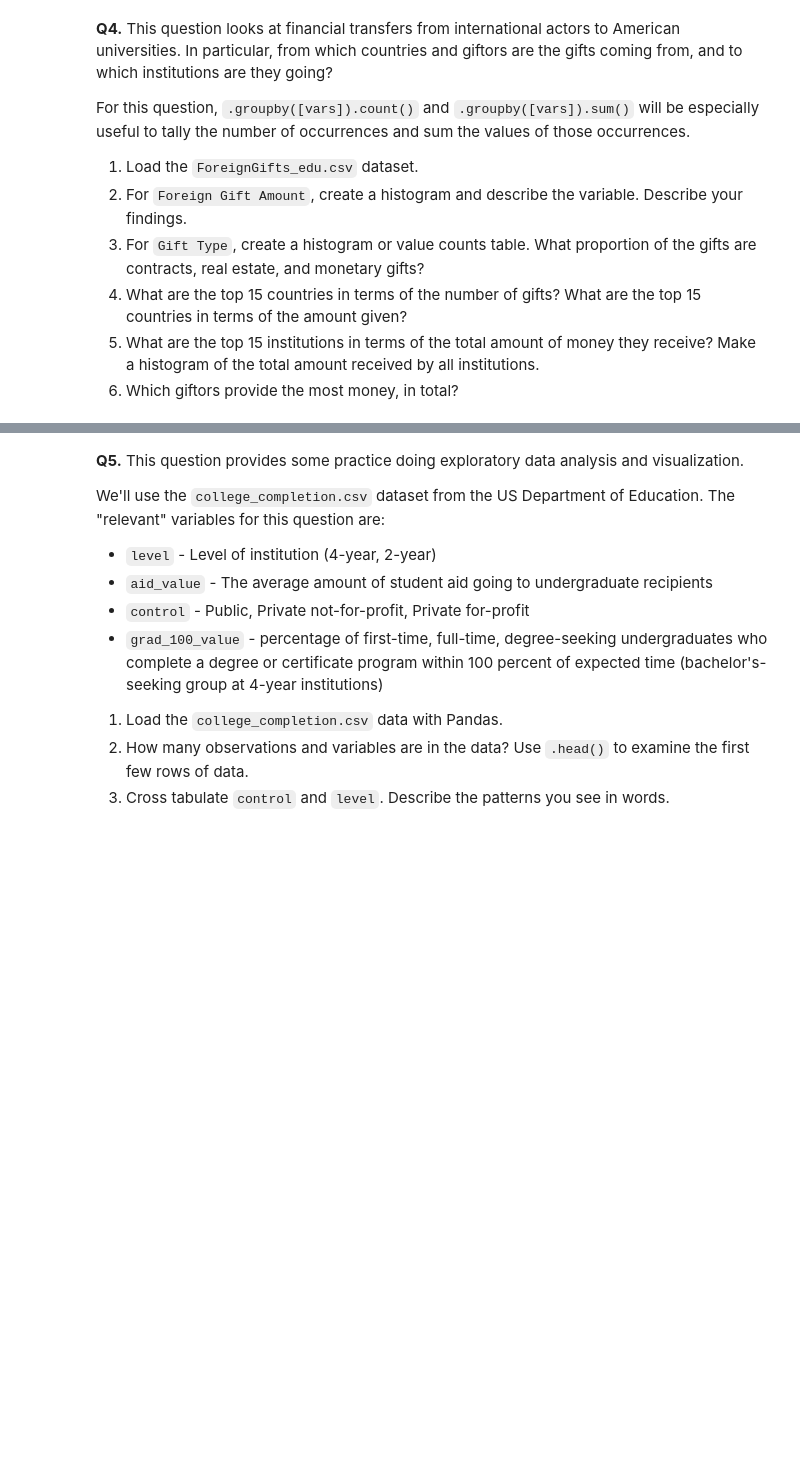
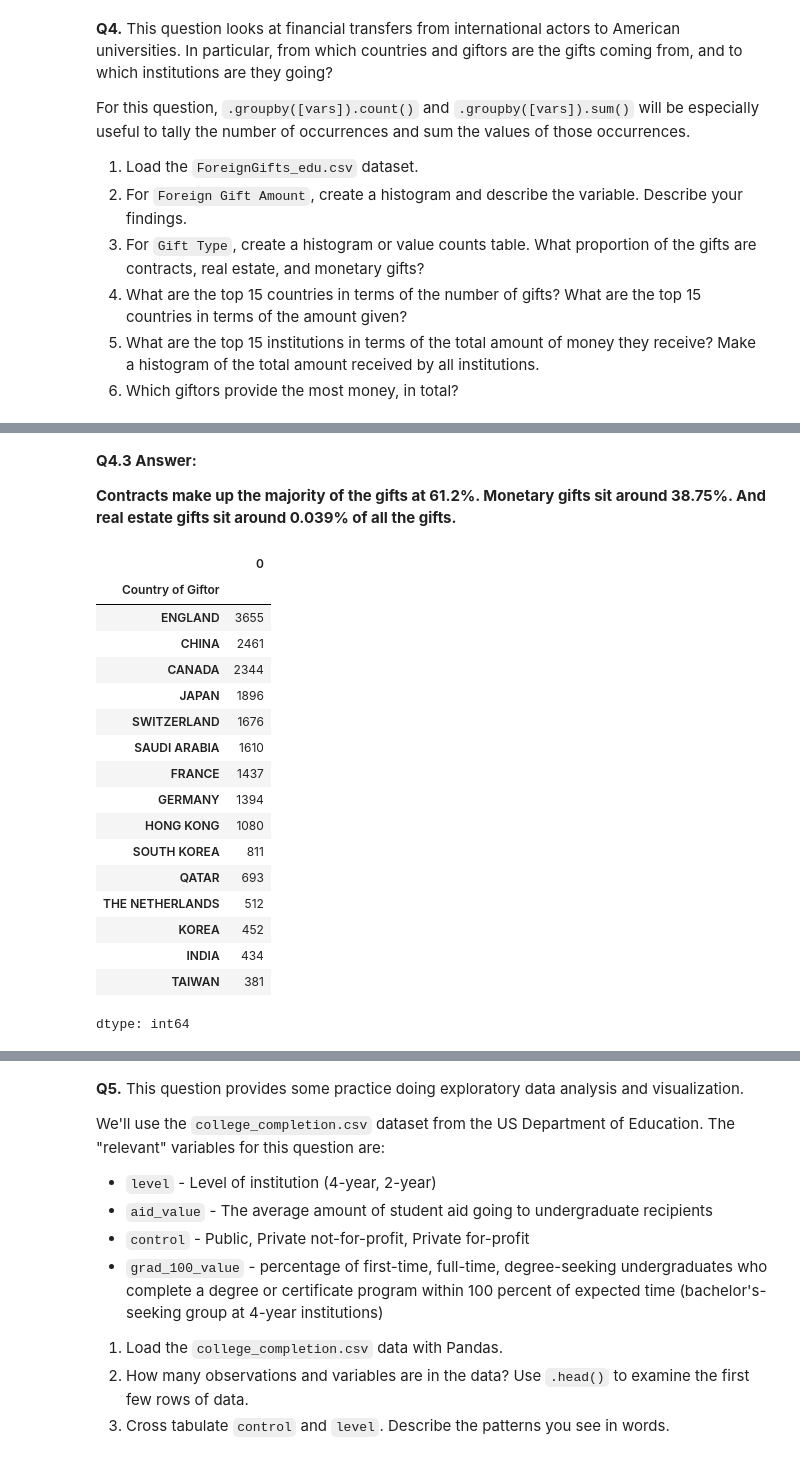
Before and after one commit to namithatholasi/undergrad_ml_assignments, a Jupyter notebook: 01_assignment_wrangling_and_eda.ipynb, the cells around one changed output, grey strips where cells are left out. Cells and saved outputs as stored; diff of their text form; code cells hidden in the pictures; blank space fills up the shorter version.

```diff
--- a/01_assignment_wrangling_and_eda.ipynb
+++ b/01_assignment_wrangling_and_eda.ipynb
@@ -361,0 +424,28 @@ For this question, `.groupby([vars]).count()` and `.groupby([vars]).sum()` will
+# %% [markdown]
+**Q4.3 Answer:**
+
+**Contracts make up the majority of the gifts at 61.2%. Monetary gifts sit around 38.75%. And real estate gifts sit around 0.039% of all the gifts.**
+# %%
+#Q4.4
+
+#The top 15 countries by number of gifts
+df_gifts.groupby("Country of Giftor").size().sort_values(ascending=False).head(15)
+# %% [output]
+|  | 0 |
+| Country of Giftor |  |
+| ENGLAND | 3655 |
+| CHINA | 2461 |
+| CANADA | 2344 |
+| JAPAN | 1896 |
+| SWITZERLAND | 1676 |
+| SAUDI ARABIA | 1610 |
+| FRANCE | 1437 |
+| GERMANY | 1394 |
+| HONG KONG | 1080 |
+| SOUTH KOREA | 811 |
+| QATAR | 693 |
+| THE NETHERLANDS | 512 |
+| KOREA | 452 |
+| INDIA | 434 |
+| TAIWAN | 381 |
+dtype: int64
```
Also changed, not shown: parts of 13 cells of this notebook.
